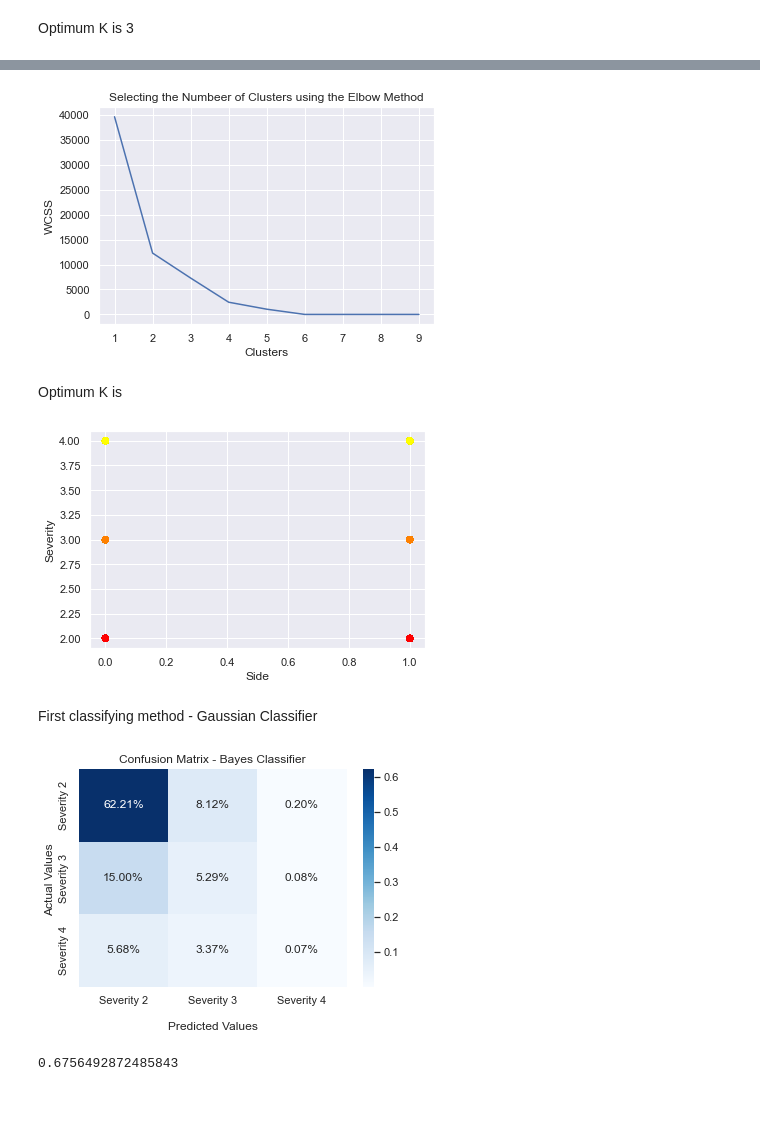
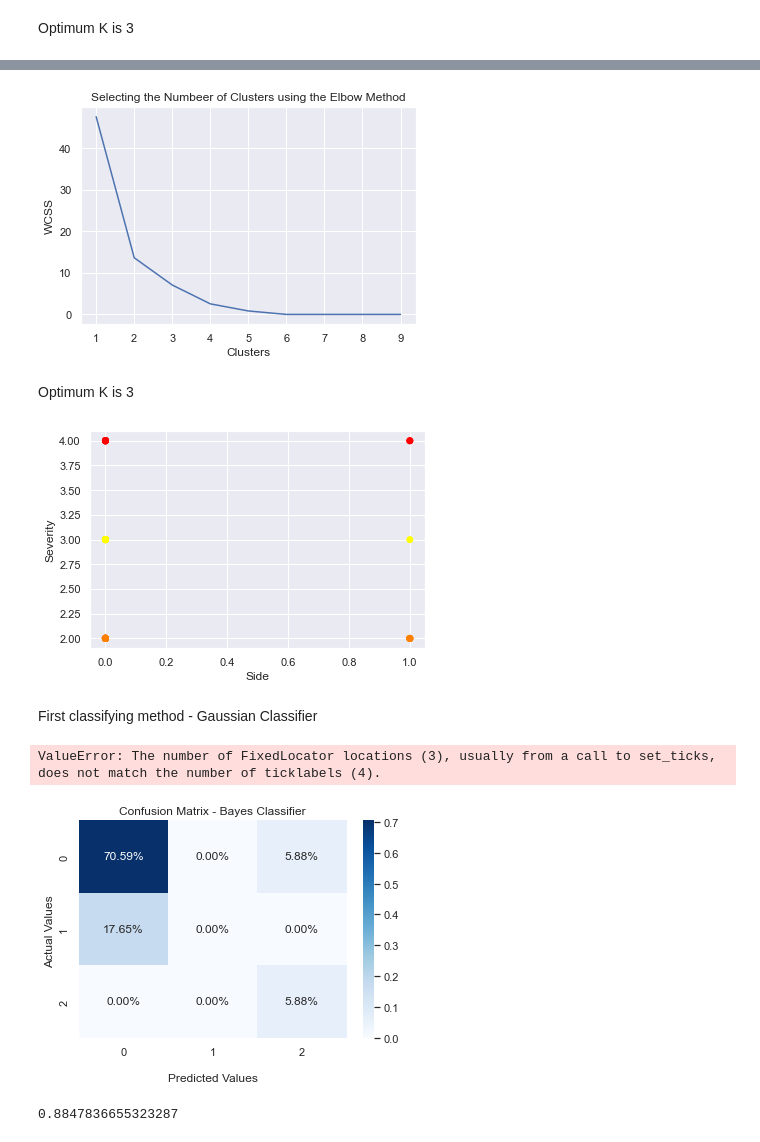
Before and after one commit to stratoskar/DataAnalytics, a Jupyter notebook: Data Analytics/Data_Preprocessing_US_accidents.ipynb, the cells around one changed output, grey strips where cells are left out. Drawn from its saved outputs; the diff is of its cells as text; code cells hidden in the pictures; blank space fills up the shorter version.

```diff
--- a/Data Analytics/Data_Preprocessing_US_accidents.ipynb
+++ b/Data Analytics/Data_Preprocessing_US_accidents.ipynb
@@ -14,7 +14,7 @@ from sklearn.metrics import confusion_matrix,accuracy_score
 from sklearn.cluster import KMeans
 # %%
 # read the dataset
-data = pd.read_csv('dataset.csv',nrows=100000)
+data = pd.read_csv('dataset.csv',nrows=100)
 # %%
 # delete unecessary columns. These data are not helpful to our research
 data.drop('ID', axis=1, inplace=True)
@@ -408,9 +406,9 @@ plt.xlabel('Clusters')
 plt.ylabel('WCSS')
 plt.show()
 # %% [output]
-[figure, old version]
+[figure, new version]
 # %% [markdown]
-Optimum K is
+Optimum K is 3
 # %%
 kmeans = KMeans(n_clusters=3)
 y = kmeans.fit_predict(S)
@@ -420,7 +418,7 @@ plt.xlabel('Side')
 plt.ylabel('Severity')
 plt.show()
 # %% [output]
-[figure, old version]
+[figure, new version]
 # %%
 # Split the datase into <Feature(s)> and <Label(s)>
 # Features: Weather_Condition, Visibility(mi), Day_Night
@@ -455,21 +453,22 @@ ac = accuracy_score(y_test,y_pred)
 # %%
 # Plot confusion matrix using a heatmap
 ax = sns.heatmap(cm/np.sum(cm), annot=True, fmt='.2%', cmap='Blues')
 
 ax.set_title('Confusion Matrix - Bayes Classifier');
 ax.set_xlabel('\nPredicted Values')
 ax.set_ylabel('Actual Values ');
 
 ## Ticket labels - List must be in alphabetical order
-ax.xaxis.set_ticklabels(['Severity 2','Severity 3','Severity 4'])
-ax.yaxis.set_ticklabels(['Severity 2','Severity 3','Severity 4'])
+ax.xaxis.set_ticklabels(['Severity 1','Severity 2','Severity 3','Severity 4'])
+ax.yaxis.set_ticklabels(['Severity 1','Severity 2','Severity 3','Severity 4'])
 
 ## Display the visualization of the Confusion Matrix.
 plt.show()
 # %% [output]
+ValueError: The number of FixedLocator locations (3), usually from a call to set_ticks, does not match the number of ticklabels (4).
-[figure, old version]
+[figure, new version]
 # %%
 # Print accurancy score of Bayes Classifier
 ac
 # %% [output]
-0.6756492872485843
+0.8847836655323287
```
Also changed, not shown: parts of 25 cells of this notebook.
